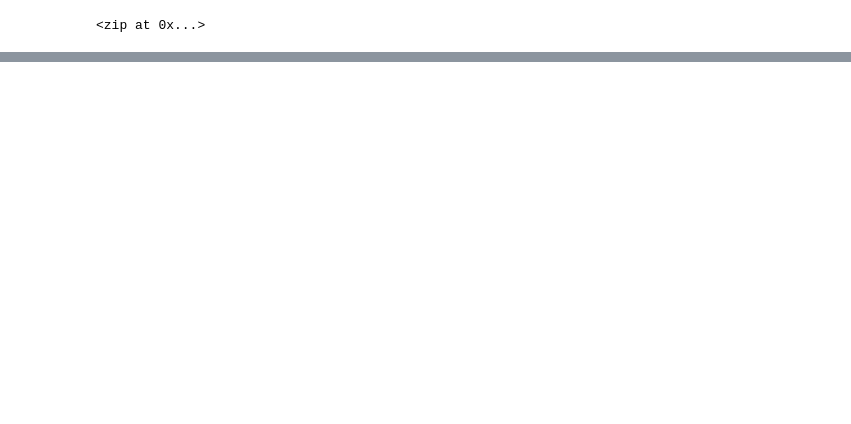
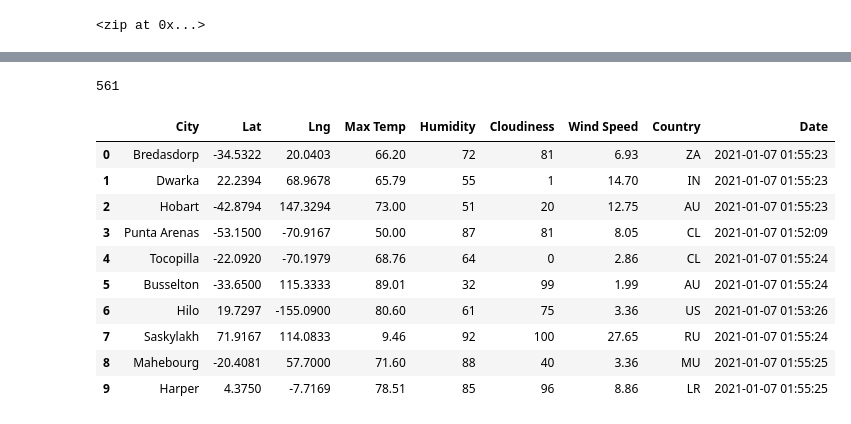
Before and after one commit to Angienoelhaverly/World_Weather_Analysis, a Jupyter notebook: WeatherPy.ipynb, the cells around one changed output, grey strips where cells are left out. Drawn from its saved outputs; the diff is of its cells as text; code cells hidden in the pictures; blank space fills up the shorter version.

```diff
--- a/WeatherPy.ipynb
+++ b/WeatherPy.ipynb
@@ -56,0 +146,20 @@ len(cities)
+# %%
+len(city_data)
+# %% [output]
+561
+# %%
+# Convert the array of dictionaries to a Pandas DataFrame.
+city_data_df = pd.DataFrame(city_data)
+city_data_df.head(10)
+# %% [output]
+|  | City | Lat | Lng | Max Temp | Humidity | Cloudiness | Wind Speed | Country | Date |
+| 0 | Bredasdorp | -34.5322 | 20.0403 | 66.20 | 72 | 81 | 6.93 | ZA | 2021-01-07 01:55:23 |
+| 1 | Dwarka | 22.2394 | 68.9678 | 65.79 | 55 | 1 | 14.70 | IN | 2021-01-07 01:55:23 |
+| 2 | Hobart | -42.8794 | 147.3294 | 73.00 | 51 | 20 | 12.75 | AU | 2021-01-07 01:55:23 |
+| 3 | Punta Arenas | -53.1500 | -70.9167 | 50.00 | 87 | 81 | 8.05 | CL | 2021-01-07 01:52:09 |
+| 4 | Tocopilla | -22.0920 | -70.1979 | 68.76 | 64 | 0 | 2.86 | CL | 2021-01-07 01:55:24 |
+| 5 | Busselton | -33.6500 | 115.3333 | 89.01 | 32 | 99 | 1.99 | AU | 2021-01-07 01:55:24 |
+| 6 | Hilo | 19.7297 | -155.0900 | 80.60 | 61 | 75 | 3.36 | US | 2021-01-07 01:53:26 |
+| 7 | Saskylakh | 71.9167 | 114.0833 | 9.46 | 92 | 100 | 27.65 | RU | 2021-01-07 01:55:24 |
+| 8 | Mahebourg | -20.4081 | 57.7000 | 71.60 | 88 | 40 | 3.36 | MU | 2021-01-07 01:55:25 |
+| 9 | Harper | 4.3750 | -7.7169 | 78.51 | 85 | 96 | 8.86 | LR | 2021-01-07 01:55:25 |
```
Also changed, not shown: parts of 6 cells of this notebook, 3 other files.
